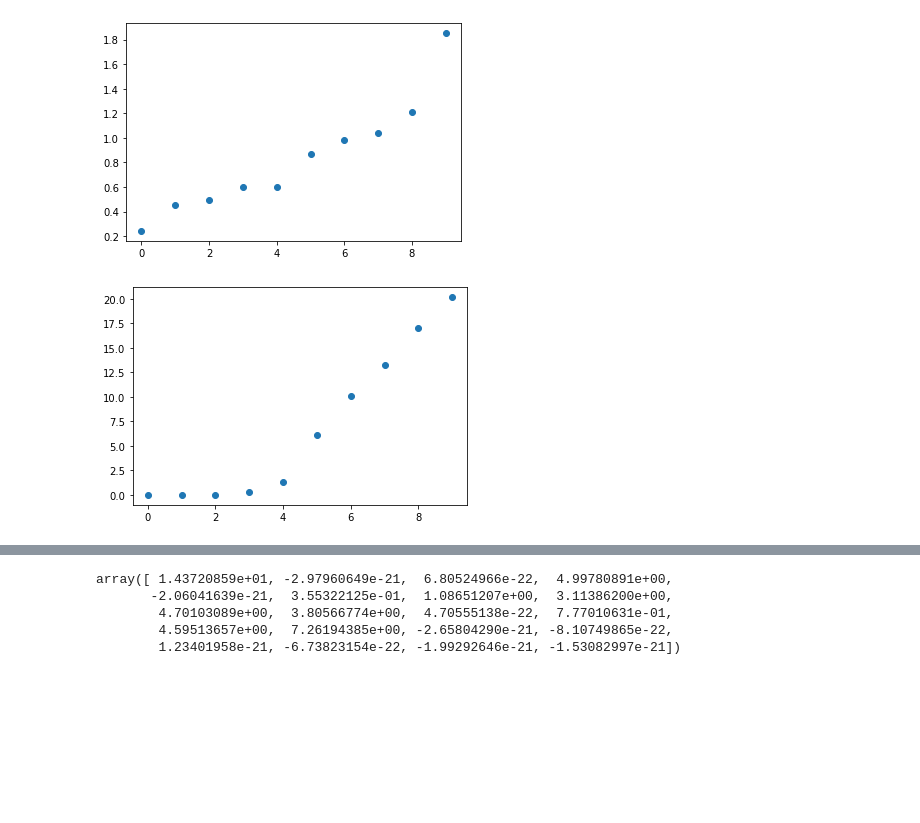
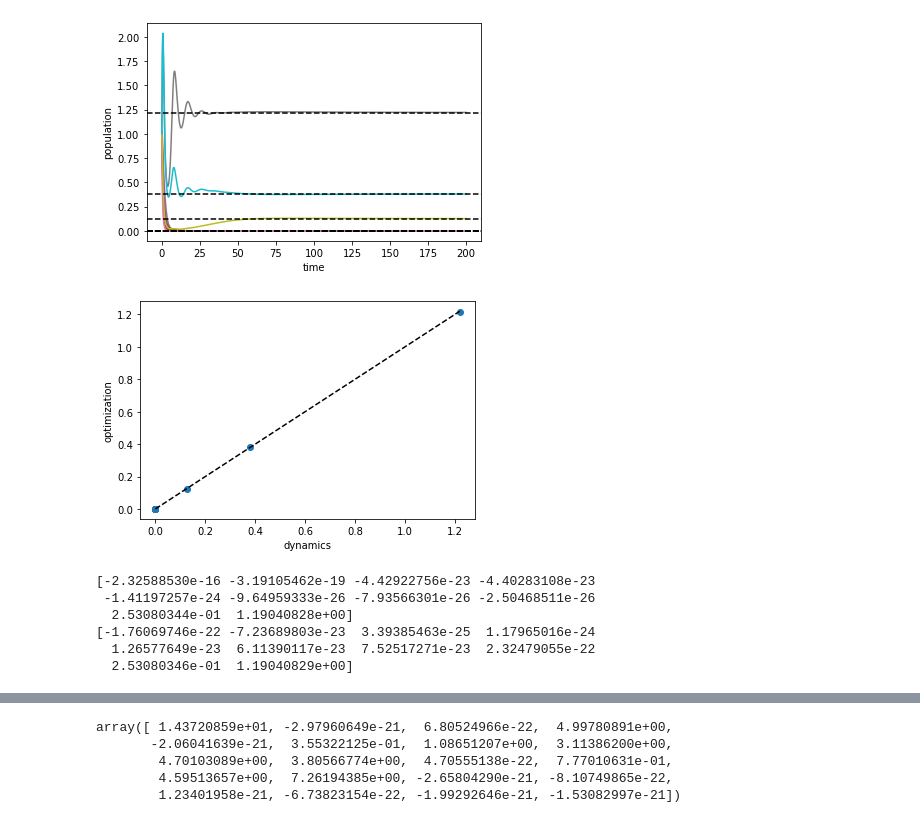
Before and after one commit to fengzhijie88/resource_consumer, a Jupyter notebook: 3 layers resource consumer model.ipynb, the cells around one changed output, grey strips where cells are left out. Drawn from its saved outputs; the diff is of its cells as text; code cells hidden in the pictures; blank space fills up the shorter version.

```diff
--- a/3 layers resource consumer model.ipynb
+++ b/3 layers resource consumer model.ipynb
@@ -1,72 +8,77 @@
 # %%
-
-from scipy.integrate import solve_ivp
-from scipy.integrate import odeint
-import numpy as np
-import matplotlib.pyplot as plt
-import seaborn as sns
-import cvxpy as cvx
-
-
-
 x_num=10
 n_num=10
-r_num=1000
-meanD=0.01
-meanC=0.01
-sdD=0.1
-sdC=0.1
+r_num=10
+meanD=1
+meanC=1
+sdD=1
+sdC=1
 
-np.random.seed(10)
+#np.random.seed(10)
 
-statevec=np.ones((x_num+n_num+r_num))
+statevec=np.concatenate((np.ones((x_num+n_num)),np.ones((r_num))))
 
-D=meanD+sdD*np.random.normal(0, 1, (x_num,n_num))
-C=meanC+sdC*np.random.normal(0, 1, (n_num,r_num))
+D=meanD/n_num+sdD*np.random.normal(0, 1, (x_num,n_num))/np.sqrt(n_num)
+C=meanC/r_num+sdC*np.random.normal(0, 1, (n_num,r_num))/np.sqrt(r_num)
 
 mu=np.ones((x_num))
 m=np.ones((n_num))
 K=np.ones((r_num))
 
 def d_statevec_dt(t,statevec):
 
 
         Xs=statevec[:x_num]
         Ns=statevec[x_num:x_num+n_num]
         Rs=statevec[x_num+n_num:]
 
         dXs=Xs*(np.dot(D,Ns)-mu)
         dNs=Ns*(np.dot(C,Rs)-m-np.dot(D.T,Xs))
         dRs=Rs*(K-Rs-np.dot(C.T,Ns))
         return np.concatenate((dXs,dNs,dRs),axis=None)
 
-maxtime=20
+maxtime=200
+
 steps=1000
 ts = np.linspace(0,maxtime,steps)
 sol = solve_ivp(d_statevec_dt, t_span=[0,maxtime],y0=statevec,t_eval=ts,method='LSODA')
 ys=sol.y.T
-plt.plot(np.sort(ys.T[x_num:x_num+n_num].T[-1]),'o')
+#plt.plot(np.sort(ys.T[x_num:x_num+n_num].T[-1]),'o')
 
-#plt.plot(ts,ys.T.T)
-#plt.xlabel('time')
-#plt.ylabel('population')
-
+plt.plot(ts,ys.T[x_num:x_num+n_num].T)
+plt.xlabel('time')
+plt.ylabel('population')
+#plt.ylim(0,20)
 Ns = cvx.Variable(n_num)
-constraints=[D @ Ns >= mu, Ns>=0]
+constraints=[D @ Ns <= mu, Ns>=0]
 Q=np.dot(C,K)
 
-prob = cvx.Problem(cvx.Minimize(-Q.T@Ns+(1/2)*cvx.quad_form(Ns, np.dot(C,C.T)) ),
-                         constraints)
+prob = cvx.Problem(cvx.Minimize(-(Q.T-m)@Ns+(1/2)*cvx.quad_form(Ns, np.dot(C,C.T)) ),constraints)
 prob.solve()
+for value in Ns.value:
+       plt.axhline(value,color='k',ls='--')
+
 plt.figure()
-plt.plot(np.sort(Ns.value),'o')
+#plt.plot(np.sort(Ns.value),'o')
 #constraints[0].dual_value
-#for value in Ns.value:
- #      plt.axhline(value)
+
 #plt.ylim(0,2)
-
+plt.xlabel("dynamics")
+plt.ylabel("optimization")
+plt.plot(np.sort(ys.T[x_num:x_num+n_num].T[-1]),np.sort(Ns.value),'o')
+plt.plot(np.linspace(0, ys.T[x_num:x_num+n_num].T[-1].max()),np.linspace(0, ys.T[x_num:x_num+n_num].T[-1].max()), 'k--')
 plt.show()
 #print(ys.T[x_num:x_num+n_num].T)
 # %% [output]
-[figure, old version]
+[figure, new version]
-[figure, old version]
+[figure, new version]
+# %%
+print(np.sort(ys.T[x_num:x_num+n_num].T[-1]))
+print(np.sort(Ns.value))
+# %% [output]
+[-2.32588530e-16 -3.19105462e-19 -4.42922756e-23 -4.40283108e-23
+ -1.41197257e-24 -9.64959333e-26 -7.93566301e-26 -2.50468511e-26
+  2.53080344e-01  1.19040828e+00]
+[-1.76069746e-22 -7.23689803e-23  3.39385463e-25  1.17965016e-24
+  1.26577649e-23  6.11390117e-23  7.52517271e-23  2.32479055e-22
+  2.53080346e-01  1.19040829e+00]
```
Also changed, not shown: parts of 7 cells of this notebook.
